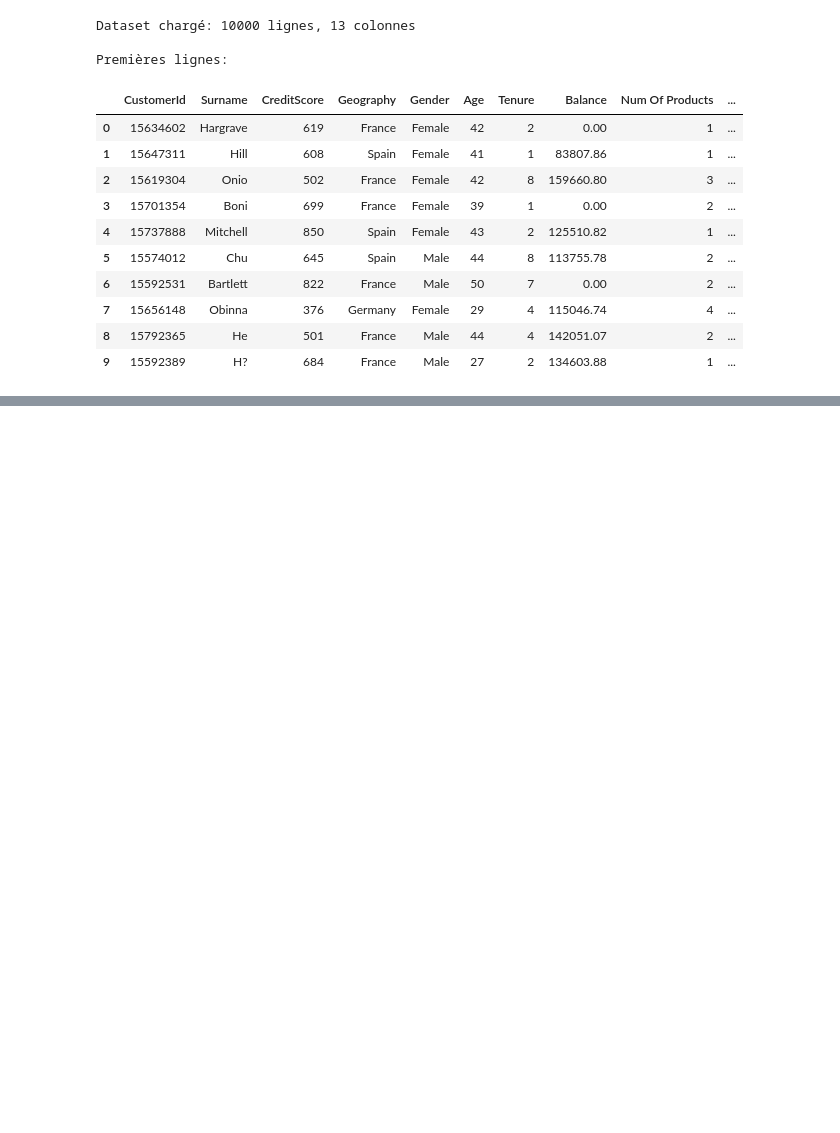
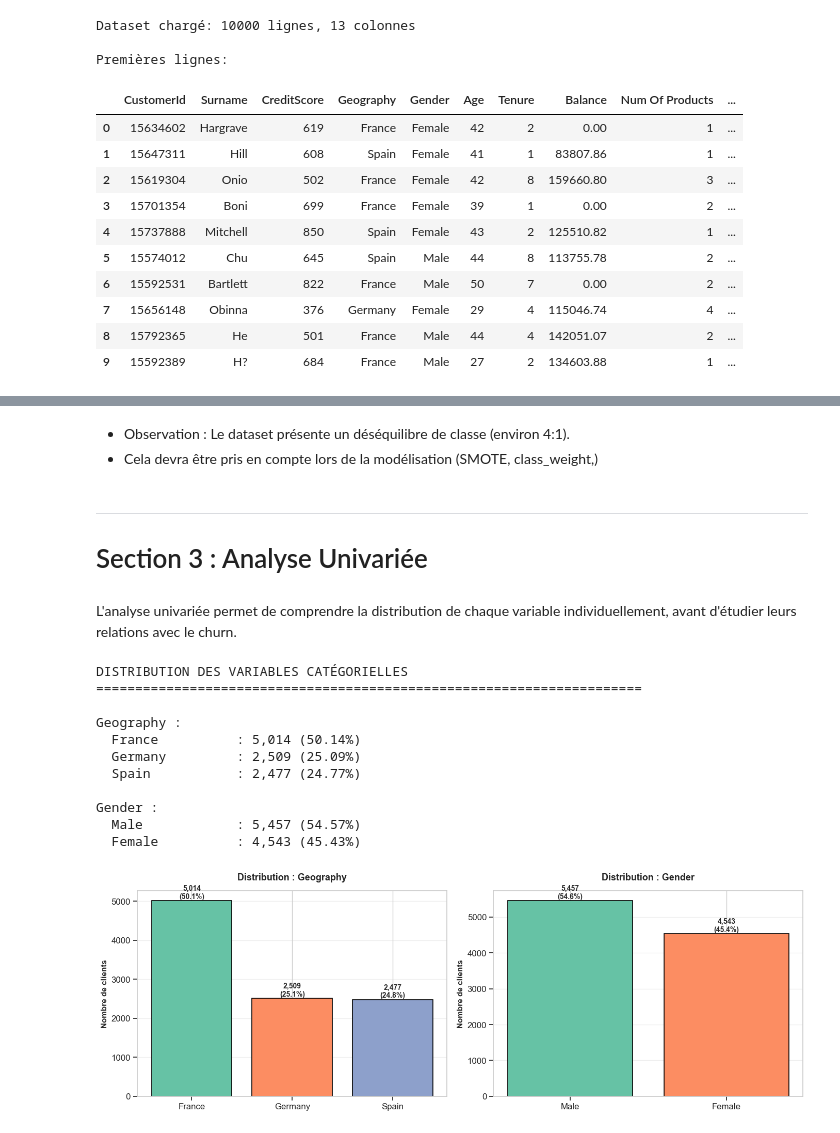
Before and after one commit to Ibrahym00/projet-data-science-fac, a Jupyter notebook: notebooks/01_exploration.ipynb, the cells around one changed output, grey strips where cells are left out. Cells and saved outputs as stored; diff of their text form; code cells hidden in the pictures; blank space fills up the shorter version.

```diff
--- a/notebooks/01_exploration.ipynb
+++ b/notebooks/01_exploration.ipynb
@@ -436,0 +189,55 @@ Num Of Products
+# %% [markdown]
+* Observation : Le dataset présente un déséquilibre de classe (environ 4:1).
+* Cela devra être pris en compte lors de la modélisation (SMOTE, class_weight,)
+# %% [markdown]
+---
+# Section 3 : Analyse Univariée
+# %% [markdown]
+L'analyse univariée permet de comprendre la distribution de chaque variable individuellement, avant d'étudier leurs relations avec le churn.
+# %%
+print("DISTRIBUTION DES VARIABLES CATÉGORIELLES")
+print("="*70)
+
+categorical_vars = ['Geography', 'Gender']
+
+fig, axes = plt.subplots(1, 2, figsize=(14, 5))
+
+for idx, var in enumerate(categorical_vars):
+    counts = df[var].value_counts()
+    percentages = df[var].value_counts(normalize=True) * 100
+
+    # Création du graphique
+    bars = axes[idx].bar(range(len(counts)), counts,
+                         color=sns.color_palette("Set2", len(counts)),
+                         edgecolor='black', linewidth=1.2)
+
+    axes[idx].set_xticks(range(len(counts)))
+    axes[idx].set_xticklabels(counts.index, rotation=0)
+    axes[idx].set_ylabel('Nombre de clients', fontsize=11, fontweight='bold')
+    axes[idx].set_title(f'Distribution : {var}', fontsize=13, fontweight='bold', pad=15)
+    axes[idx].grid(axis='y', alpha=0.3)
+
+    # Annotations
+    for i, (count, pct) in enumerate(zip(counts, percentages)):
+        axes[idx].text(i, count + 50, f'{count:,}\n({pct:.1f}%)',
+                      ha='center', fontsize=10, fontweight='bold')
+
+    print(f"\n{var} :")
+    for cat, cnt, pct in zip(counts.index, counts, percentages):
+        print(f"  {cat:15} : {cnt:5,} ({pct:5.2f}%)")
+
+plt.tight_layout()
+plt.show()
+# %% [output]
+DISTRIBUTION DES VARIABLES CATÉGORIELLES
+======================================================================
+
+Geography :
+  France          : 5,014 (50.14%)
+  Germany         : 2,509 (25.09%)
+  Spain           : 2,477 (24.77%)
+
+Gender :
+  Male            : 5,457 (54.57%)
+  Female          : 4,543 (45.43%)
+[figure, added]
```
Also changed, not shown: parts of 49 cells of this notebook, 8 other files.
